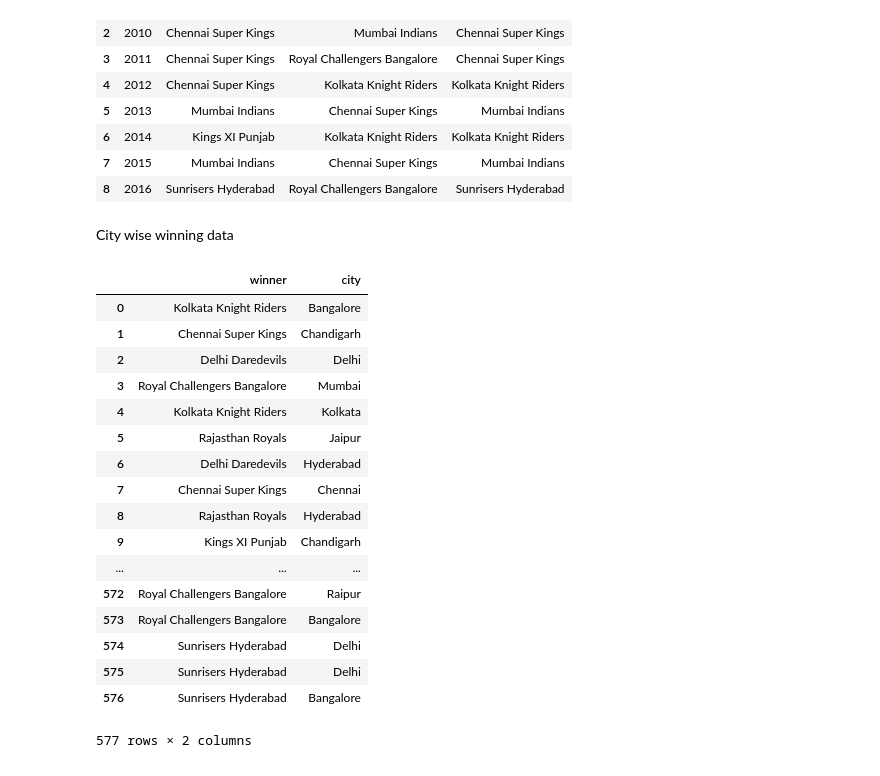
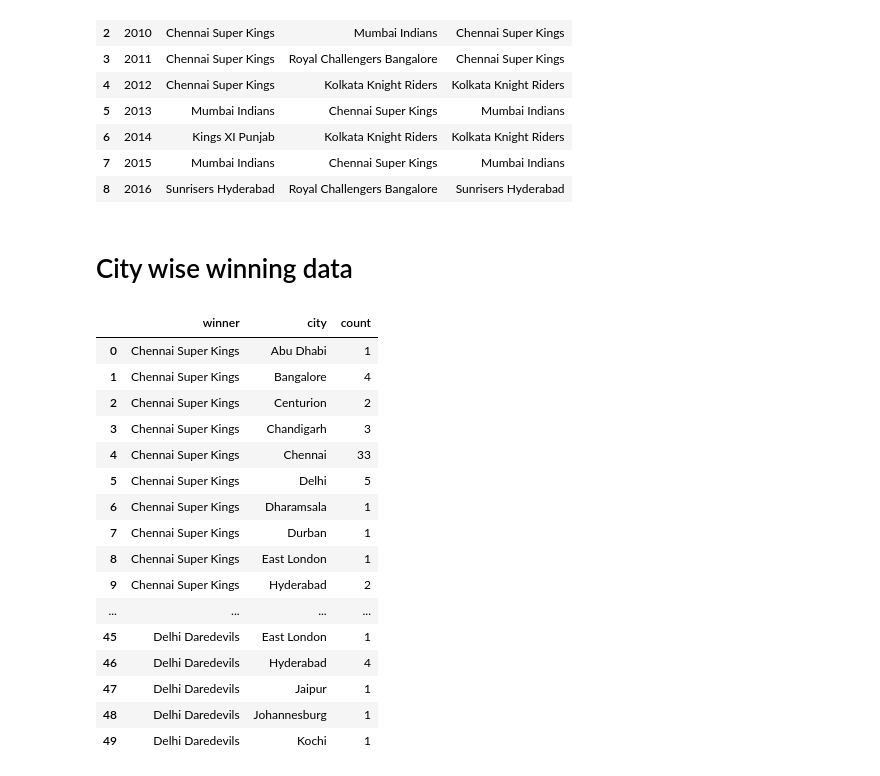
Before and after one commit to Bharath4259/IPL-Analysis, a Jupyter notebook: IPL.ipynb, the cells around one changed output. Cells and saved outputs as stored; diff of their text form; code cells hidden in the pictures.

Commit message:
city wise winner list

```diff
--- a/IPL.ipynb
+++ b/IPL.ipynb
@@ -113,31 +113,34 @@ final_matches_df
 | 7 | 2015 | Mumbai Indians | Chennai Super Kings | Mumbai Indians |
 | 8 | 2016 | Sunrisers Hyderabad | Royal Challengers Bangalore | Sunrisers Hyderabad |
 # %% [markdown]
-City wise winning data
+# City wise winning data
 # %%
 # Reading csv file again bcz we're getting a NameError showing " NameError: name 'mdf' is not defined "
 # mdf = pd.read_csv("data/ipl_matches.csv")
 city_mList = [mdf['winner'].tolist(), mdf['city'].tolist()]
 x = map(list, zip(*city_mList))    # Getting a transpose
 
 city_matches = pd.DataFrame(list(x), columns=['winner', 'city'])
-city_matches
+# city_matches
+
+grouped_lst = city_matches[['winner', 'city']].groupby(['winner','city'], sort=True, group_keys=True)['city'].count()
+grouped_lst = grouped_lst.reset_index(name="count") #getting count of each cities they won
+grouped_lst.head(50)
 # %% [output]
-|  | winner | city |
-| 0 | Kolkata Knight Riders | Bangalore |
-| 1 | Chennai Super Kings | Chandigarh |
-| 2 | Delhi Daredevils | Delhi |
-| 3 | Royal Challengers Bangalore | Mumbai |
-| 4 | Kolkata Knight Riders | Kolkata |
-| 5 | Rajasthan Royals | Jaipur |
-| 6 | Delhi Daredevils | Hyderabad |
-| 7 | Chennai Super Kings | Chennai |
-| 8 | Rajasthan Royals | Hyderabad |
-| 9 | Kings XI Punjab | Chandigarh |
-| ... | ... | ... |
-| 572 | Royal Challengers Bangalore | Raipur |
-| 573 | Royal Challengers Bangalore | Bangalore |
-| 574 | Sunrisers Hyderabad | Delhi |
-| 575 | Sunrisers Hyderabad | Delhi |
-| 576 | Sunrisers Hyderabad | Bangalore |
+|  | winner | city | count |
+| 0 | Chennai Super Kings | Abu Dhabi | 1 |
+| 1 | Chennai Super Kings | Bangalore | 4 |
+| 2 | Chennai Super Kings | Centurion | 2 |
+| 3 | Chennai Super Kings | Chandigarh | 3 |
+| 4 | Chennai Super Kings | Chennai | 33 |
+| 5 | Chennai Super Kings | Delhi | 5 |
+| 6 | Chennai Super Kings | Dharamsala | 1 |
+| 7 | Chennai Super Kings | Durban | 1 |
+| 8 | Chennai Super Kings | East London | 1 |
+| 9 | Chennai Super Kings | Hyderabad | 2 |
+| ... | ... | ... | ... |
+| 45 | Delhi Daredevils | East London | 1 |
+| 46 | Delhi Daredevils | Hyderabad | 4 |
+| 47 | Delhi Daredevils | Jaipur | 1 |
+| 48 | Delhi Daredevils | Johannesburg | 1 |
+| 49 | Delhi Daredevils | Kochi | 1 |
-577 rows × 2 columns
```
Also changed, not shown: parts of 6 cells of this notebook.
